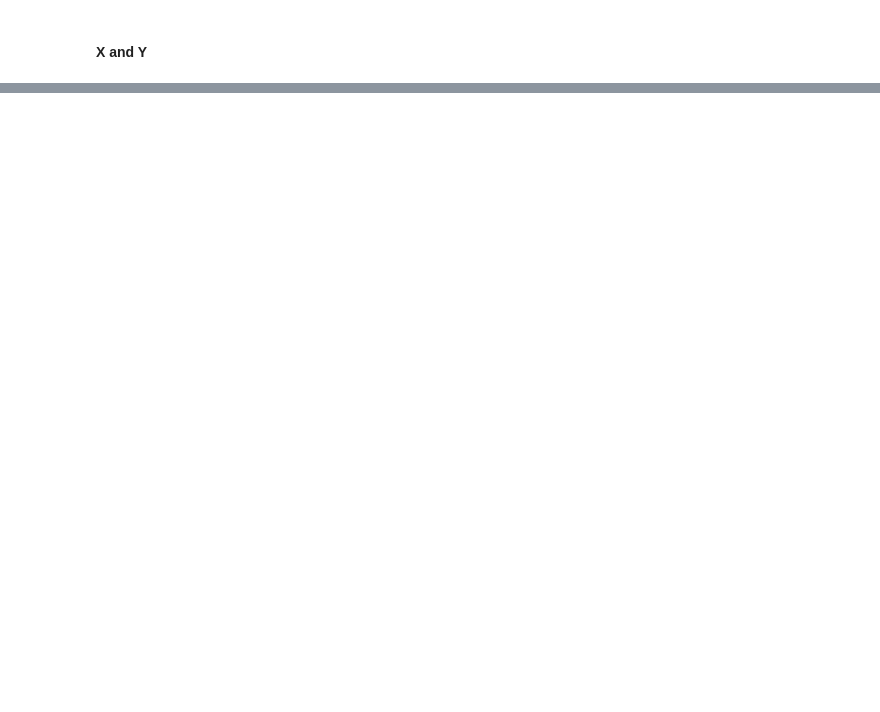
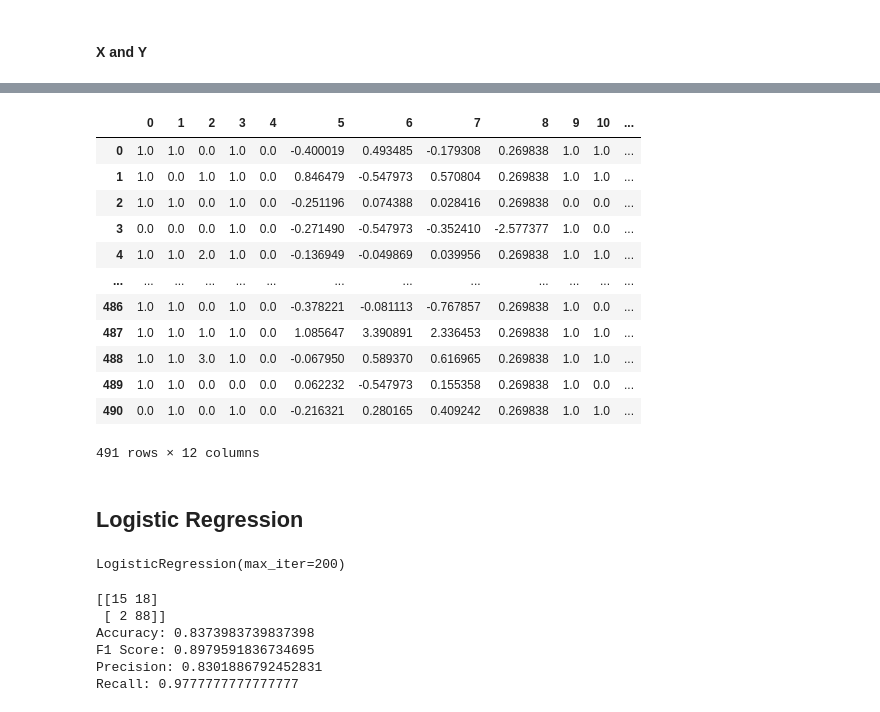
Before and after one commit to jebersabe/EDA-Projects, a Jupyter notebook: G7/Impute.ipynb, the cells around one changed output, grey strips where cells are left out. Cells and saved outputs as stored; diff of their text form; code cells hidden in the pictures; blank space fills up the shorter version.

```diff
--- a/G7/Impute.ipynb
+++ b/G7/Impute.ipynb
@@ -134,2 +133,11 @@ sns.heatmap(insurance.corr())
+# %%
+def dummify(data, columns):
+    for col in columns:
+        x = pd.get_dummies(data[col],prefix=col,drop_first=True)
+        data = data.drop(col, 1)
+        data = pd.concat([data, x], axis=1)
+    return data
+# %%
+insurance = dummify(insurance,['Property_Area','Loan_Status'])
 # %% [markdown]
 #### X and Y
@@ -136,3 +149,3 @@ sns.heatmap(insurance.corr())
 # %%
-X = insurance.drop('Loan_Status', axis=1)
-y = insurance['Loan_Status']
+X = insurance.iloc[:, :-1].values
+y = insurance.iloc[:, -1].values
@@ -144,0 +152,20 @@ Name: Loan_Status, dtype: int64
+# %%
+from sklearn.model_selection import train_test_split
+from sklearn.metrics import f1_score
+X_train, X_test, y_train, y_test = train_test_split(X, y, test_size=0.20, random_state=0)
+# %%
+pd.DataFrame(X_train)
+# %% [output]
+|  | 0 | 1 | 2 | 3 | 4 | 5 | 6 | 7 | 8 | 9 | 10 | ... |
+| 0 | 1.0 | 1.0 | 0.0 | 1.0 | 0.0 | -0.400019 | 0.493485 | -0.179308 | 0.269838 | 1.0 | 1.0 | ... |
+| 1 | 1.0 | 0.0 | 1.0 | 1.0 | 0.0 | 0.846479 | -0.547973 | 0.570804 | 0.269838 | 1.0 | 1.0 | ... |
+| 2 | 1.0 | 1.0 | 0.0 | 1.0 | 0.0 | -0.251196 | 0.074388 | 0.028416 | 0.269838 | 0.0 | 0.0 | ... |
+| 3 | 0.0 | 0.0 | 0.0 | 1.0 | 0.0 | -0.271490 | -0.547973 | -0.352410 | -2.577377 | 1.0 | 0.0 | ... |
+| 4 | 1.0 | 1.0 | 2.0 | 1.0 | 0.0 | -0.136949 | -0.049869 | 0.039956 | 0.269838 | 1.0 | 1.0 | ... |
+| ... | ... | ... | ... | ... | ... | ... | ... | ... | ... | ... | ... | ... |
+| 486 | 1.0 | 1.0 | 0.0 | 1.0 | 0.0 | -0.378221 | -0.081113 | -0.767857 | 0.269838 | 1.0 | 0.0 | ... |
+| 487 | 1.0 | 1.0 | 1.0 | 1.0 | 0.0 | 1.085647 | 3.390891 | 2.336453 | 0.269838 | 1.0 | 1.0 | ... |
+| 488 | 1.0 | 1.0 | 3.0 | 1.0 | 0.0 | -0.067950 | 0.589370 | 0.616965 | 0.269838 | 1.0 | 1.0 | ... |
+| 489 | 1.0 | 1.0 | 0.0 | 0.0 | 0.0 | 0.062232 | -0.547973 | 0.155358 | 0.269838 | 1.0 | 0.0 | ... |
+| 490 | 0.0 | 1.0 | 0.0 | 1.0 | 0.0 | -0.216321 | 0.280165 | 0.409242 | 0.269838 | 1.0 | 1.0 | ... |
+491 rows × 12 columns
@@ -144,0 +177,8 @@ Name: Loan_Status, dtype: int64
+# %% [markdown]
+## Logistic Regression
+# %%
+from sklearn.linear_model import LogisticRegression
+classifier_LR = LogisticRegression(max_iter=200)
+classifier_LR.fit(X_train, y_train)
+# %% [output]
+LogisticRegression(max_iter=200)
@@ -144,0 +187,15 @@ Name: Loan_Status, dtype: int64
+# %%
+from sklearn.metrics import confusion_matrix, accuracy_score, precision_score, recall_score
+cm = confusion_matrix(y_test, y_pred_LR)
+print(cm)
+print('Accuracy:', accuracy_score(y_test, y_pred_LR))
+print('F1 Score:', f1_score(y_test, y_pred_LR))
+print('Precision:', precision_score(y_test, y_pred_LR))
+print('Recall:', recall_score(y_test, y_pred_LR))
+# %% [output]
+[[15 18]
+ [ 2 88]]
+Accuracy: 0.8373983739837398
+F1 Score: 0.8979591836734695
+Precision: 0.8301886792452831
+Recall: 0.9777777777777777
```
Also changed, not shown: parts of 22 cells of this notebook, 1 other file.
